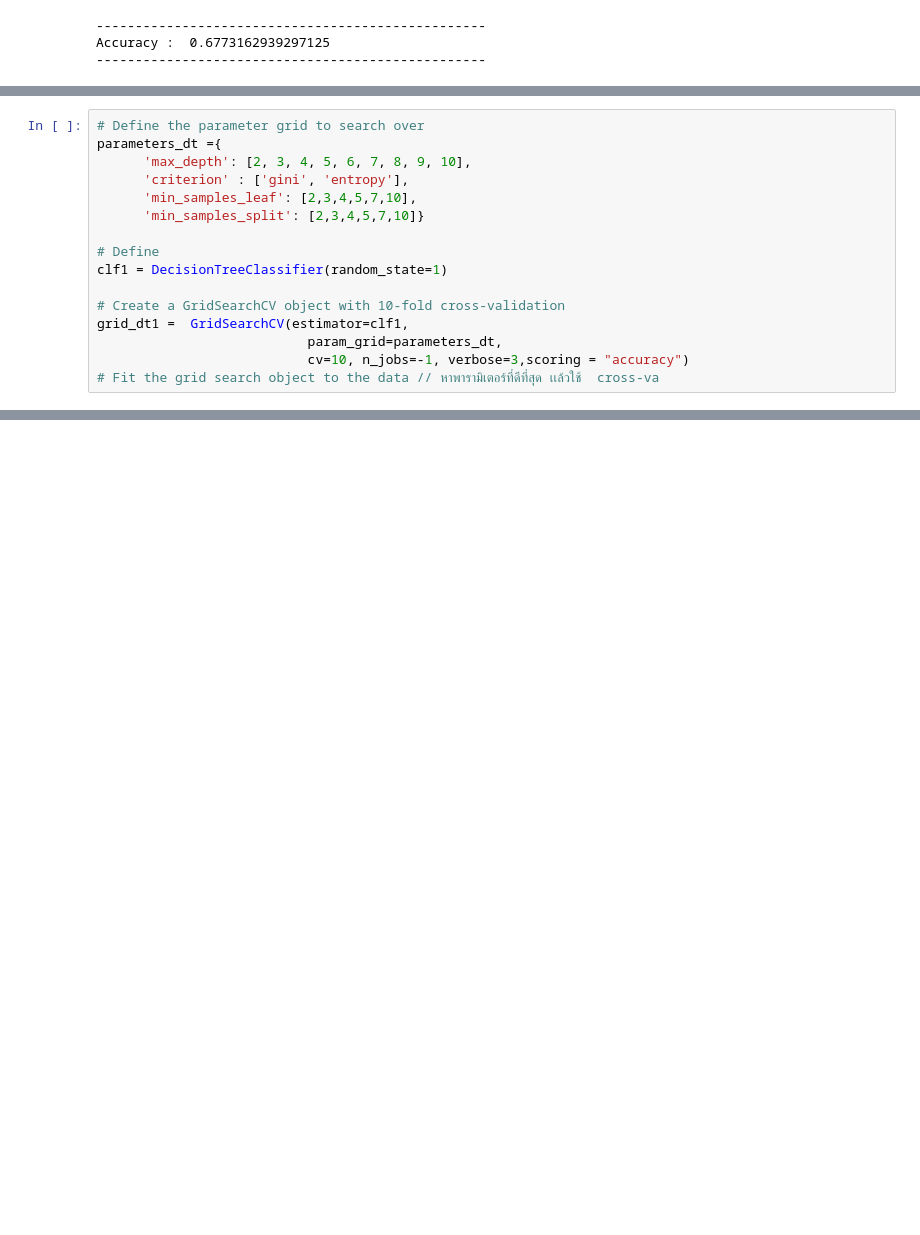
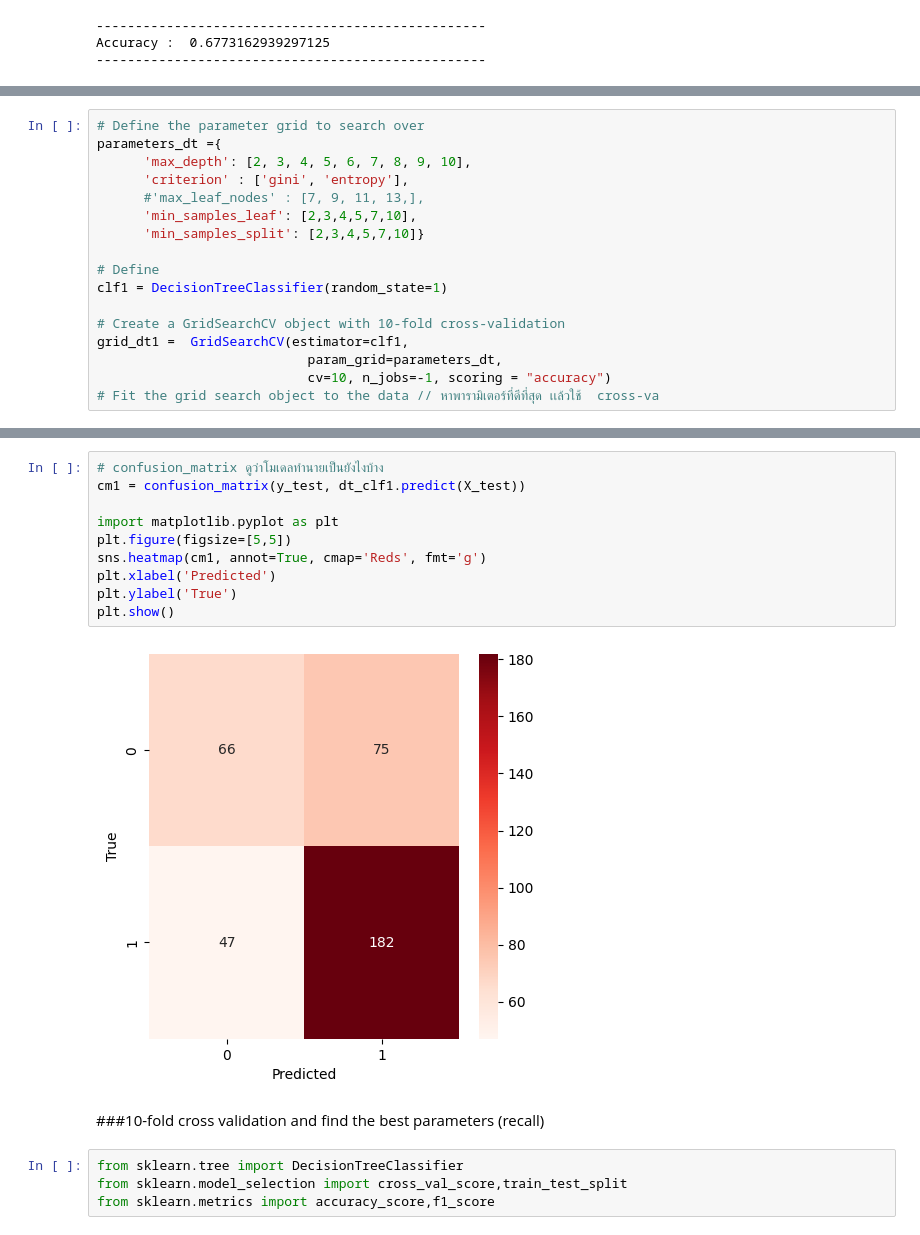
Before and after one commit to Thanatipz/BSC_DPDM23, a Jupyter notebook: Classification_proj_DPDM.ipynb, the cells around one changed output, grey strips where cells are left out. Drawn from its saved outputs; the diff is of its cells as text; blank space fills up the shorter version.

```diff
--- a/Classification_proj_DPDM.ipynb
+++ b/Classification_proj_DPDM.ipynb
@@ -868,6 +749,7 @@ tree.plot_tree(clf);
 parameters_dt ={
       'max_depth': [2, 3, 4, 5, 6, 7, 8, 9, 10],
       'criterion' : ['gini', 'entropy'],
+      #'max_leaf_nodes' : [7, 9, 11, 13,],
       'min_samples_leaf': [2,3,4,5,7,10],
       'min_samples_split': [2,3,4,5,7,10]}
 
@@ -877,7 +759,7 @@ clf1 = DecisionTreeClassifier(random_state=1)
 # Create a GridSearchCV object with 10-fold cross-validation
 grid_dt1 =  GridSearchCV(estimator=clf1,
                            param_grid=parameters_dt,
-                           cv=10, n_jobs=-1, verbose=3,scoring = "accuracy")
+                           cv=10, n_jobs=-1, scoring = "accuracy")
 # Fit the grid search object to the data // หาพารามิเตอร์ที่ดีที่สุด เเล้วใช้  cross-va
 # %%
 %%time
@@ -1004,0 +841,18 @@ Best score: 0.6910489135294643
+# %%
+# confusion_matrix ดูว่าโมเดลทำนายเป็นยังไงบ้าง
+cm1 = confusion_matrix(y_test, dt_clf1.predict(X_test))
+
+import matplotlib.pyplot as plt
+plt.figure(figsize=[5,5])
+sns.heatmap(cm1, annot=True, cmap='Reds', fmt='g')
+plt.xlabel('Predicted')
+plt.ylabel('True')
+plt.show()
+# %% [output]
+[figure, added]
+# %% [markdown]
+###10-fold cross validation and find the best parameters (recall)
+# %%
+from sklearn.tree import DecisionTreeClassifier
+from sklearn.model_selection import cross_val_score,train_test_split
+from sklearn.metrics import accuracy_score,f1_score
```
Also changed, not shown: parts of 82 cells of this notebook.
